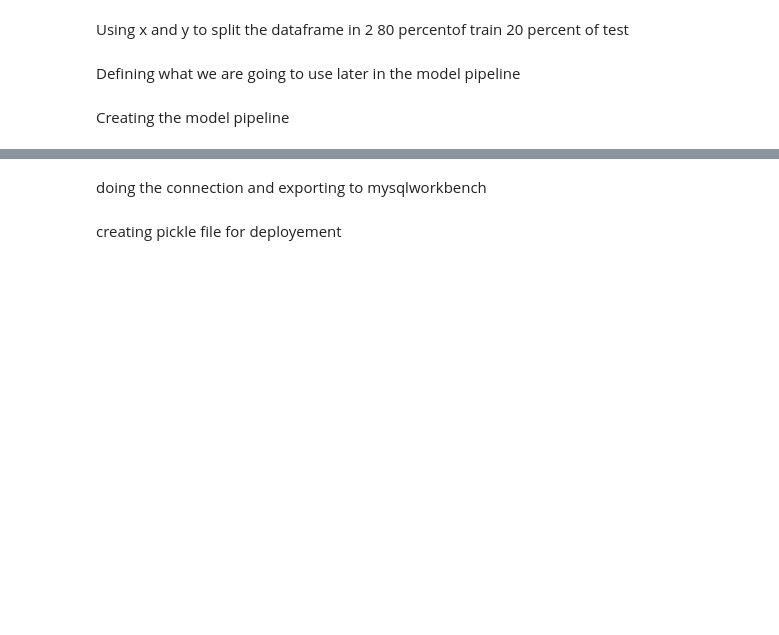
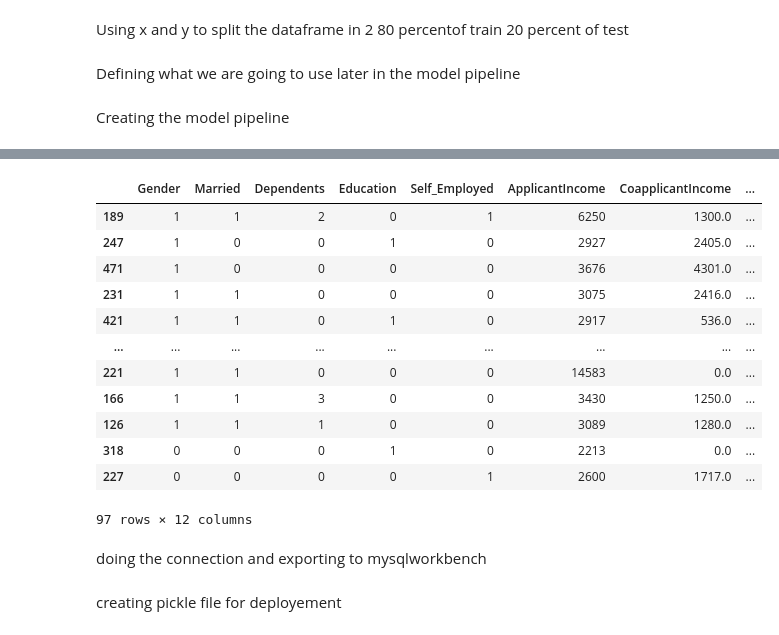
Before and after one commit to EdenLecarpentier/loan_prediction_file_rouge, a Jupyter notebook: notebook/E1_file_rouge/meilleur_model.ipynb, the cells around one changed output, grey strips where cells are left out. Drawn from its saved outputs; the diff is of its cells as text; code cells hidden in the pictures; blank space fills up the shorter version.

```diff
--- a/notebook/E1_file_rouge/meilleur_model.ipynb
+++ b/notebook/E1_file_rouge/meilleur_model.ipynb
@@ -183,6 +183,22 @@ importances = model.coef_[0]
 # Sort the feature importance in descending order
 #
 sorted_indices = np.argsort(importances)[::-1]
+# %%
+X_test
+# %% [output]
+|  | Gender | Married | Dependents | Education | Self_Employed | ApplicantIncome | CoapplicantIncome | ... |
+| 189 | 1 | 1 | 2 | 0 | 1 | 6250 | 1300.0 | ... |
+| 247 | 1 | 0 | 0 | 1 | 0 | 2927 | 2405.0 | ... |
+| 471 | 1 | 0 | 0 | 0 | 0 | 3676 | 4301.0 | ... |
+| 231 | 1 | 1 | 0 | 0 | 0 | 3075 | 2416.0 | ... |
+| 421 | 1 | 1 | 0 | 1 | 0 | 2917 | 536.0 | ... |
+| ... | ... | ... | ... | ... | ... | ... | ... | ... |
+| 221 | 1 | 1 | 0 | 0 | 0 | 14583 | 0.0 | ... |
+| 166 | 1 | 1 | 3 | 0 | 0 | 3430 | 1250.0 | ... |
+| 126 | 1 | 1 | 1 | 0 | 0 | 3089 | 1280.0 | ... |
+| 318 | 0 | 0 | 0 | 1 | 0 | 2213 | 0.0 | ... |
+| 227 | 0 | 0 | 0 | 0 | 1 | 2600 | 1717.0 | ... |
+97 rows × 12 columns
 # %% [markdown]
 doing the connection and exporting to mysqlworkbench
 # %%
```
Also changed, not shown: parts of 3 cells of this notebook, 54 other files.
